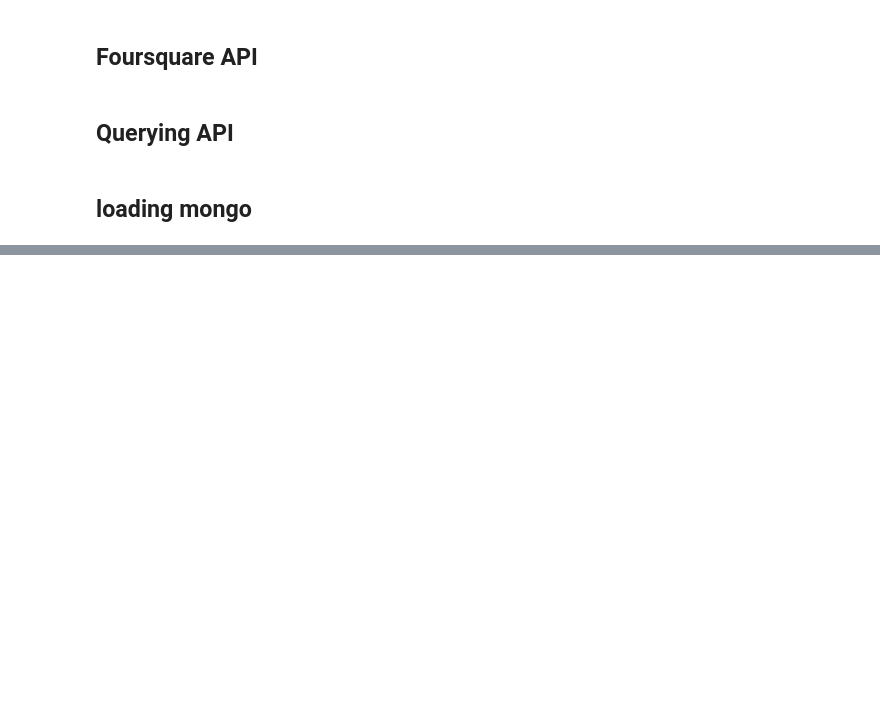
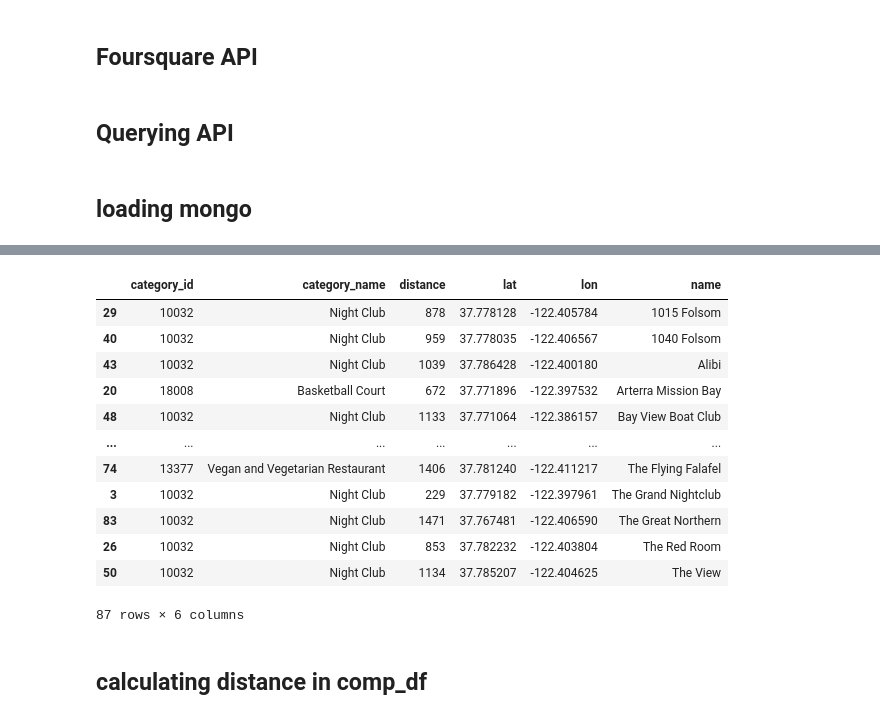
Before and after one commit to nb3110/Project_3_geospatial_analysis_blasi, a Jupyter notebook: notebook.ipynb, the cells around one changed output, grey strips where cells are left out. Drawn from its saved outputs; the diff is of its cells as text; code cells hidden in the pictures; blank space fills up the shorter version.

```diff
--- a/notebook.ipynb
+++ b/notebook.ipynb
@@ -425,0 +516,35 @@ db["ny_places"].insert_many(file_data)
+# %%
+category_id = [sf_places[i]["categories"][j]["id"] for i in range(len(sf_places)) for j in range(len(sf_places[i]["categories"])) if sf_places[i]["categories"][j]["id"] in category_code_list]
+category_name = [sf_places[i]["categories"][j]["name"] for i in range(len(sf_places)) for j in range(len(sf_places[i]["categories"])) if sf_places[i]["categories"][j]["id"] in category_code_list]
+distance = [sf_places[i]["distance"] for i in range(len(sf_places)) for j in range(len(sf_places[i]["categories"])) if sf_places[i]["categories"][j]["id"] in category_code_list]
+lat = [sf_places[i]["geocodes"]["main"]["latitude"] for i in range(len(sf_places)) for j in range(len(sf_places[i]["categories"])) if sf_places[i]["categories"][j]["id"] in category_code_list]
+lon = [sf_places[i]["geocodes"]["main"]["longitude"] for i in range(len(sf_places)) for j in range(len(sf_places[i]["categories"])) if sf_places[i]["categories"][j]["id"] in category_code_list]
+name = [sf_places[i]["name"] for i in range(len(sf_places)) for j in range(len(sf_places[i]["categories"])) if sf_places[i]["categories"][j]["id"] in category_code_list]
+
+sf_dict = {
+    "category_id" : category_id,
+    "category_name" : category_name,
+    "distance": distance,
+    "lat" : lat,
+    "lon" : lon,
+    "name" : name
+}
+
+sf_df = pd.DataFrame(sf_dict)
+sf_df.sort_values("name")
+# %% [output]
+|  | category_id | category_name | distance | lat | lon | name |
+| 29 | 10032 | Night Club | 878 | 37.778128 | -122.405784 | 1015 Folsom |
+| 40 | 10032 | Night Club | 959 | 37.778035 | -122.406567 | 1040 Folsom |
+| 43 | 10032 | Night Club | 1039 | 37.786428 | -122.400180 | Alibi |
+| 20 | 18008 | Basketball Court | 672 | 37.771896 | -122.397532 | Arterra Mission Bay |
+| 48 | 10032 | Night Club | 1133 | 37.771064 | -122.386157 | Bay View Boat Club |
+| ... | ... | ... | ... | ... | ... | ... |
+| 74 | 13377 | Vegan and Vegetarian Restaurant | 1406 | 37.781240 | -122.411217 | The Flying Falafel |
+| 3 | 10032 | Night Club | 229 | 37.779182 | -122.397961 | The Grand Nightclub |
+| 83 | 10032 | Night Club | 1471 | 37.767481 | -122.406590 | The Great Northern |
+| 26 | 10032 | Night Club | 853 | 37.782232 | -122.403804 | The Red Room |
+| 50 | 10032 | Night Club | 1134 | 37.785207 | -122.404625 | The View |
+87 rows × 6 columns
+# %% [markdown]
+## calculating distance in comp_df
```
Also changed, not shown: parts of 51 cells of this notebook.
